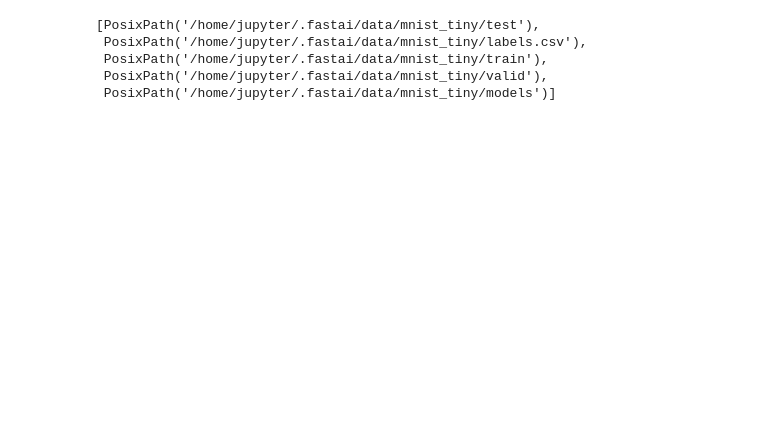
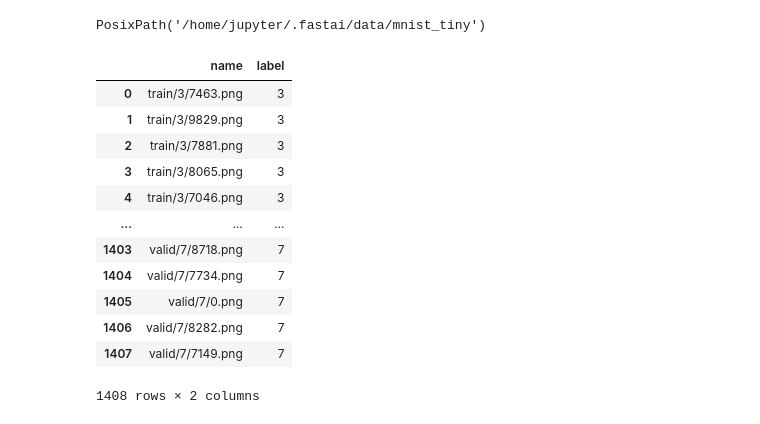
Before and after one commit to aadroher/fastai_experiments, a Jupyter notebook: nbs/dl1/lesson1-exercises.ipynb, the cells around one changed output. Cells and saved outputs as stored; diff of their text form; code cells hidden in the pictures; blank space fills up the shorter version.

```diff
--- a/nbs/dl1/lesson1-exercises.ipynb
+++ b/nbs/dl1/lesson1-exercises.ipynb
@@ -10,11 +10,24 @@ bs = 64
 # %%
 path = untar_data(URLs.MNIST_TINY);
 path
-path.ls()
+# path.ls()
 # %% [output]
-[PosixPath('/home/jupyter/.fastai/data/mnist_tiny/test'),
- PosixPath('/home/jupyter/.fastai/data/mnist_tiny/labels.csv'),
- PosixPath('/home/jupyter/.fastai/data/mnist_tiny/train'),
- PosixPath('/home/jupyter/.fastai/data/mnist_tiny/valid'),
- PosixPath('/home/jupyter/.fastai/data/mnist_tiny/models')]
+PosixPath('/home/jupyter/.fastai/data/mnist_tiny')
+# %%
+df = pd.read_csv(path/'labels.csv', header='infer')
+df
+# %% [output]
+|  | name | label |
+| 0 | train/3/7463.png | 3 |
+| 1 | train/3/9829.png | 3 |
+| 2 | train/3/7881.png | 3 |
+| 3 | train/3/8065.png | 3 |
+| 4 | train/3/7046.png | 3 |
+| ... | ... | ... |
+| 1403 | valid/7/8718.png | 7 |
+| 1404 | valid/7/7734.png | 7 |
+| 1405 | valid/7/0.png | 7 |
+| 1406 | valid/7/8282.png | 7 |
+| 1407 | valid/7/7149.png | 7 |
+1408 rows × 2 columns
 # %%
```
Also changed, not shown: parts of 14 cells of this notebook.
